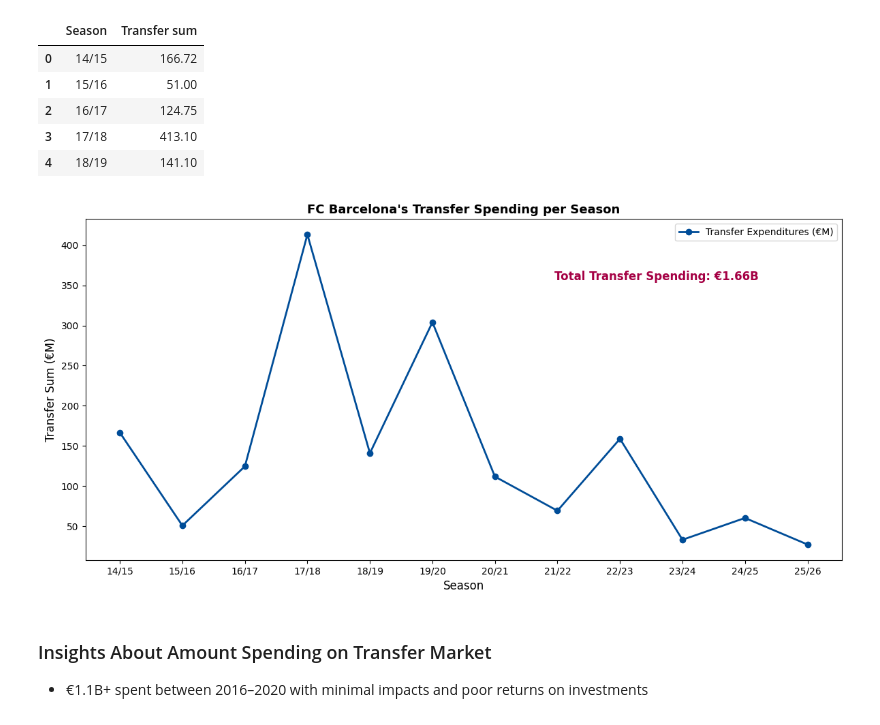
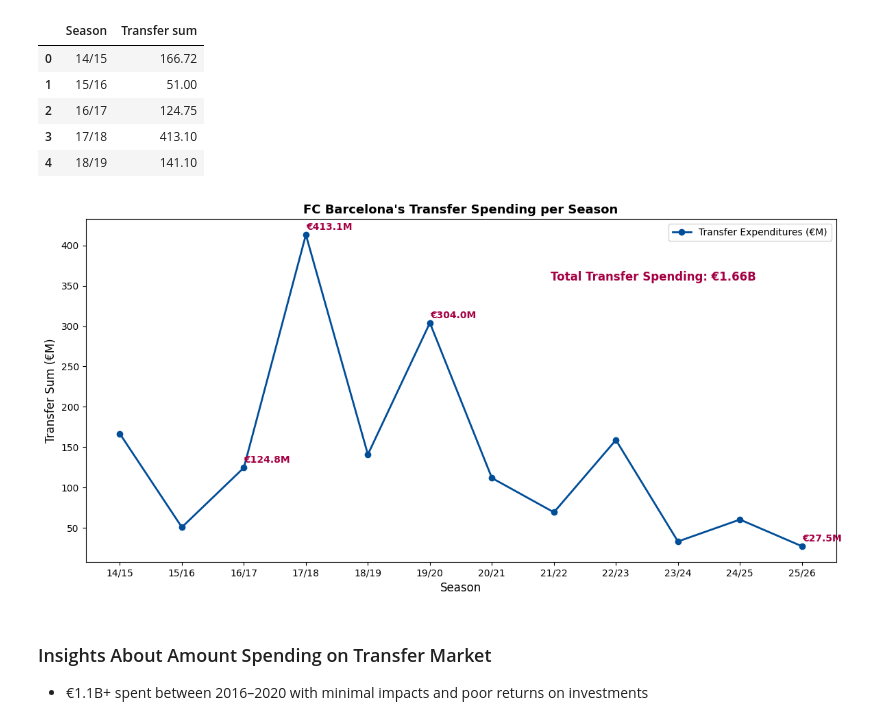
Before and after one commit to linhtran1003/fc-barcelona-performance-analysis, a Jupyter notebook: FCB_performance_analysis.ipynb, the cells around one changed output. Drawn from its saved outputs; the diff is of its cells as text; code cells hidden in the pictures.

```diff
--- a/FCB_performance_analysis.ipynb
+++ b/FCB_performance_analysis.ipynb
@@ -310,31 +332,46 @@ df5.head()
 # %%
 # Financial Analysis
 ## ========== PLOT 1: Transfer Spending ==========
 plt.figure(figsize=(12, 6))
 plt.plot(
     df5["Season"],
     df5["Transfer sum"],
     marker="o",
     color="#004D98",
     linewidth=2,
     label="Transfer Expenditures (€M)"
 )
 
 plt.title("FC Barcelona's Transfer Spending per Season", fontsize=13, weight='bold')
 plt.xlabel("Season", fontsize=12)
 plt.ylabel("Transfer Sum (€M)", fontsize=12)
 total_spending = df5["Transfer sum"].sum()/1000
 
 # add annotation
 plt.text(
     0.62, 0.82, f"Total Transfer Spending: €{total_spending:.2f}B", transform=plt.gca().transAxes,
     fontsize=12, color="#A50044", weight='bold'
 )
+
+highlight_seasons = ["16/17", "17/18", "19/20", "25/26"]
+
+for season in highlight_seasons:
+    value = df5.loc[df5["Season"] == season, "Transfer sum"].values[0]
+    plt.annotate(
+        f"€{value:.1f}M",
+        xy=(season, value),
+        xytext=(0, 5),
+        textcoords='offset points',
+        ha='left',
+        fontsize=10,
+        color="#A50044",
+        weight='bold'
+    )
 plt.legend()
 plt.tight_layout()
 plt.savefig("./outputs/figures/transfer_expenditures.png")
 # %% [output]
-[figure, old version]
+[figure, new version]
 # %% [markdown]
 ### Insights About Amount Spending on Transfer Market
 - €1.1B+ spent between 2016–2020 with minimal impacts and poor returns on investments
```
Also changed, not shown: parts of 6 cells of this notebook.
